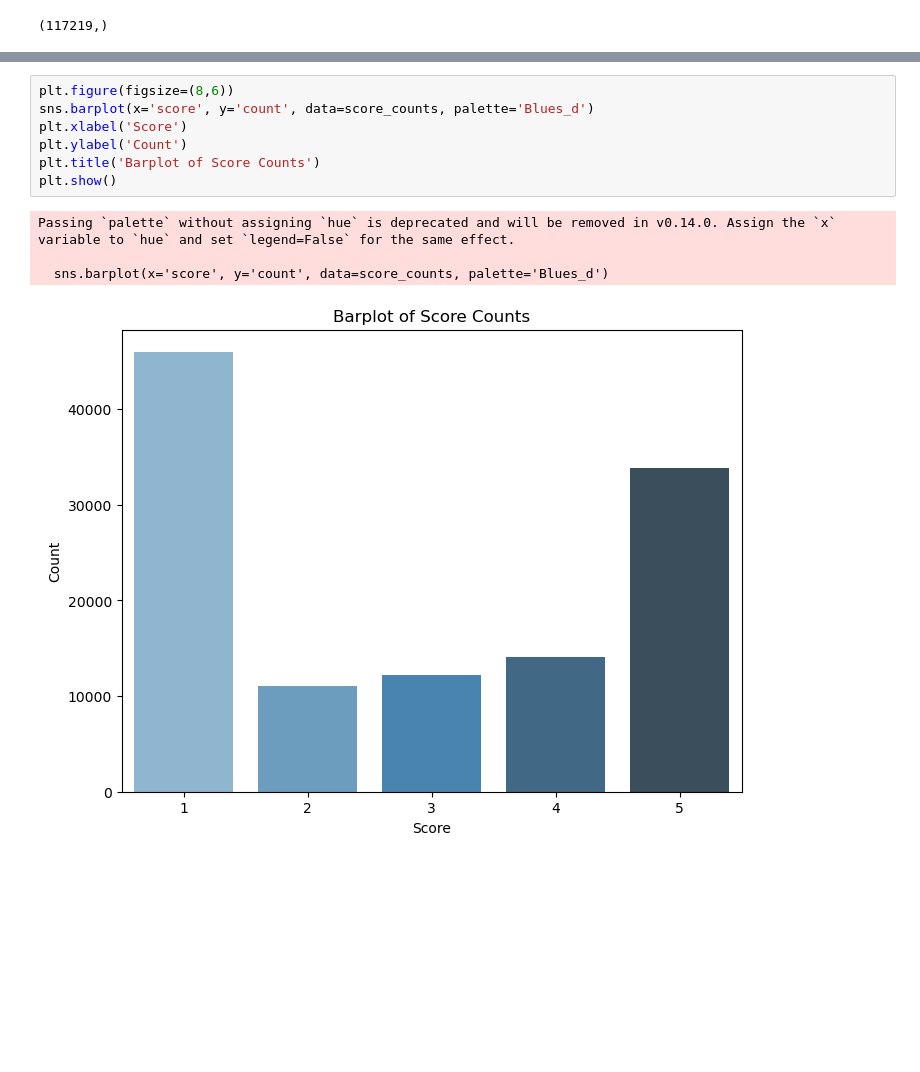
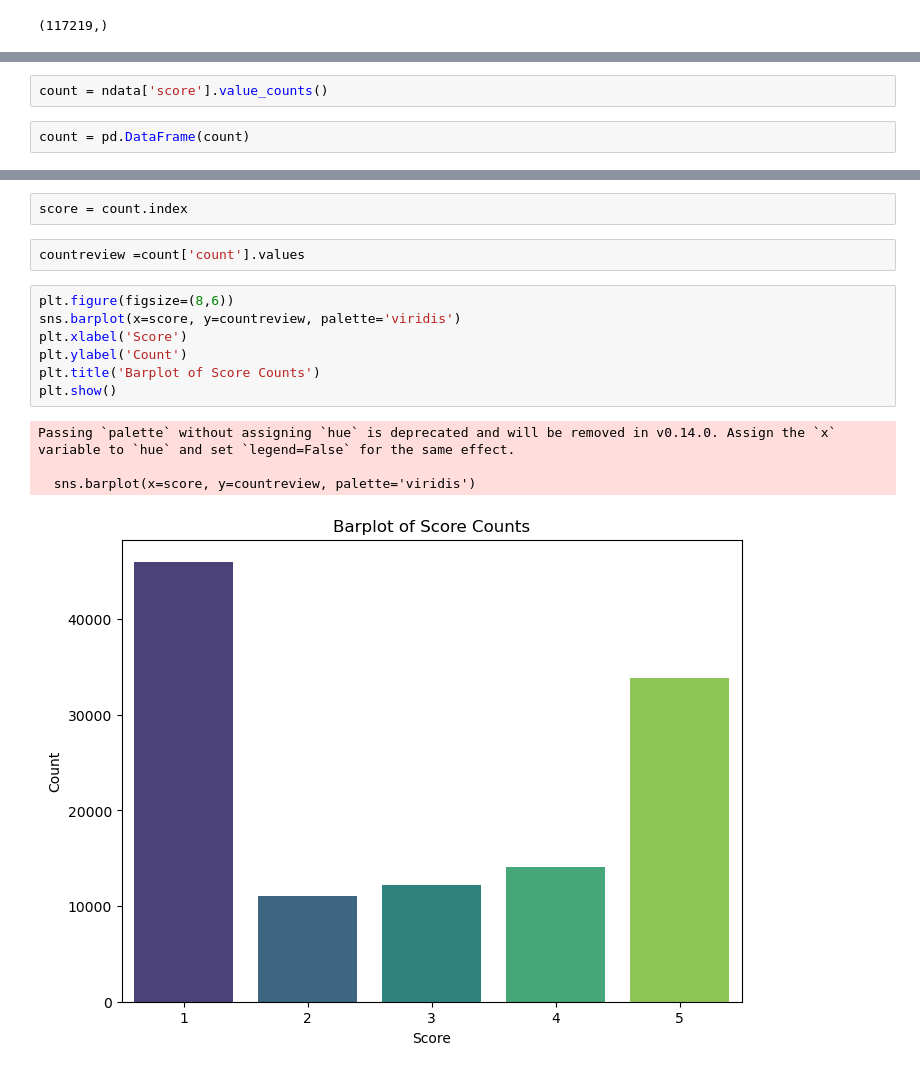
Before and after one commit to K-MarkLee/Sparta-group5-project, a Jupyter notebook: Chellenge_project/Movie_review.ipynb, the cells around one changed output, grey strips where cells are left out. Saved outputs shown, nothing was run; the diff lists cells and outputs as text; blank space fills up the shorter version.

```diff
--- a/Chellenge_project/Movie_review.ipynb
+++ b/Chellenge_project/Movie_review.ipynb
@@ -74,0 +71,4 @@ score_counts = score_counts.sort_values('score')
+# %%
+count = ndata['score'].value_counts()
+# %%
+count = pd.DataFrame(count)
@@ -75,12 +85,16 @@ score_counts = score_counts.sort_values('score')
+# %%
+score = count.index
+# %%
+countreview =count['count'].values
 # %%
 plt.figure(figsize=(8,6))
-sns.barplot(x='score', y='count', data=score_counts, palette='Blues_d')
+sns.barplot(x=score, y=countreview, palette='viridis')
 plt.xlabel('Score')
 plt.ylabel('Count')
 plt.title('Barplot of Score Counts')
 plt.show()
 # %% [output]
 Passing `palette` without assigning `hue` is deprecated and will be removed in v0.14.0. Assign the `x` variable to `hue` and set `legend=False` for the same effect.
 
-  sns.barplot(x='score', y='count', data=score_counts, palette='Blues_d')
+  sns.barplot(x=score, y=countreview, palette='viridis')
-[figure, old version]
+[figure, new version]
```
Also changed, not shown: parts of 2 cells of this notebook.
